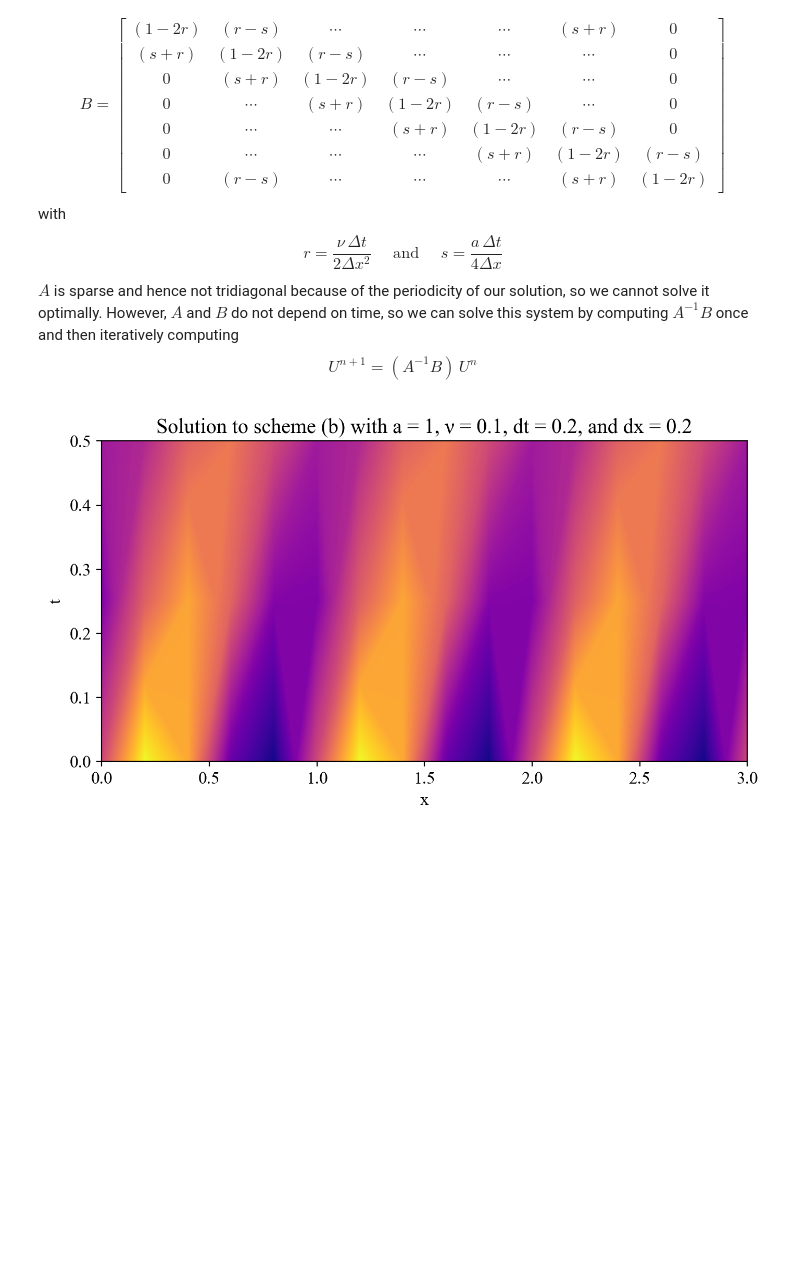
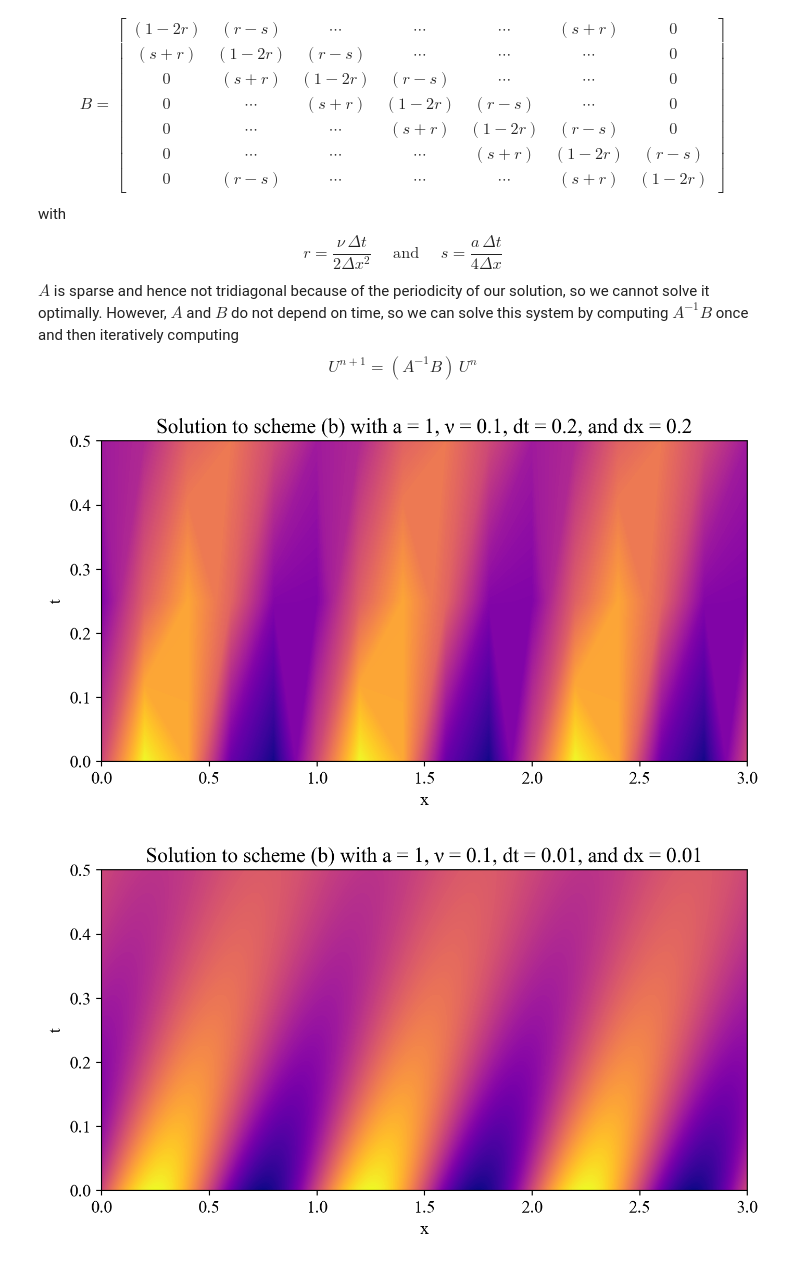
Before and after one commit to Brendan-Shrader/Intro-Numerical-Methods-for-PDEs, a Jupyter notebook: HW1/problem2.ipynb, the cells around one changed output. Saved outputs shown, nothing was run; the diff lists cells and outputs as text; code cells hidden in the pictures; blank space fills up the shorter version.

```diff
--- a/HW1/problem2.ipynb
+++ b/HW1/problem2.ipynb
@@ -38,6 +38,7 @@ def get_rs(dx, dt, a, nu):
     s = (a * dt) / (4 * dx)
     return r, s
 
+# Define A and B matrices as above
 def get_AB(xarr_len, r, s):
     N = xarr_len - 1
     A = np.zeros((xarr_len, xarr_len))
@@ -68,6 +69,7 @@ def get_AB(xarr_len, r, s):
 
     return A, B
 
+# Scheme class holds scheme data and methods
 class Scheme:
     def __init__(self, xi, xf, T, dt, dx, a, nu, initial_fun):
         self.xarr_len = int(1 / dx) + 1
@@ -117,32 +119,56 @@ class Scheme:
         T, X = np.meshgrid(self.tarr, xarr)
         plt.contourf(X, T, np.transpose(sol), levels=num_levels, cmap='plasma')
 
         plt.xlabel("x")
         plt.ylabel("t")
         titlestr = "Solution to scheme (b) with a = " + str(self.a) + ", ν = " + str(self.nu) + ", dt = " + str(self.dt) + ", and dx = " + str(self.dx)
         plt.title(titlestr)
 
+        plt.savefig("numerical_solution_a=" + str(self.a) + "_ν=" + str(self.nu) + "_dt=" + str(self.dt) + "_dx=" + str(self.dx) + ".png")
+
 
 #
 #
 # ___ Main Function ___
 
 a = 1
 nu = 0.1
 
 xi = 0
 xf = 1
 T = 0.5
 
 dt = 2e-1
 dx = 2e-1
 
 initial_fun = lambda x: math.sin(2 * math.pi * x)
 
 myscheme = Scheme(xi, xf, T, dt, dx, a, nu, initial_fun)
+myscheme.solve()
+myscheme.plot_sol(3)
 
-sol = myscheme.solve()
+dt = 1e-2
+dx = 1e-2
 
-myscheme.plot_sol(3)
+myscheme2 = Scheme(xi, xf, T, dt, dx, a, nu, initial_fun)
+myscheme2.solve()
+myscheme2.plot_sol(3)
+
+a = 0
+nu = 1
+dt = 2e-1
+dx = 2e-1
+
+myscheme2 = Scheme(xi, xf, T, dt, dx, a, nu, initial_fun)
+myscheme2.solve()
+myscheme2.plot_sol(3)
+
+dt = 1e-2
+dx = 1e-2
+
+myscheme2 = Scheme(xi, xf, T, dt, dx, a, nu, initial_fun)
+myscheme2.solve()
+myscheme2.plot_sol(3)
 # %% [output]
 [figure]
+[figure, added]
```
Also changed, not shown: parts of 1 cell of this notebook, 8 other files.
